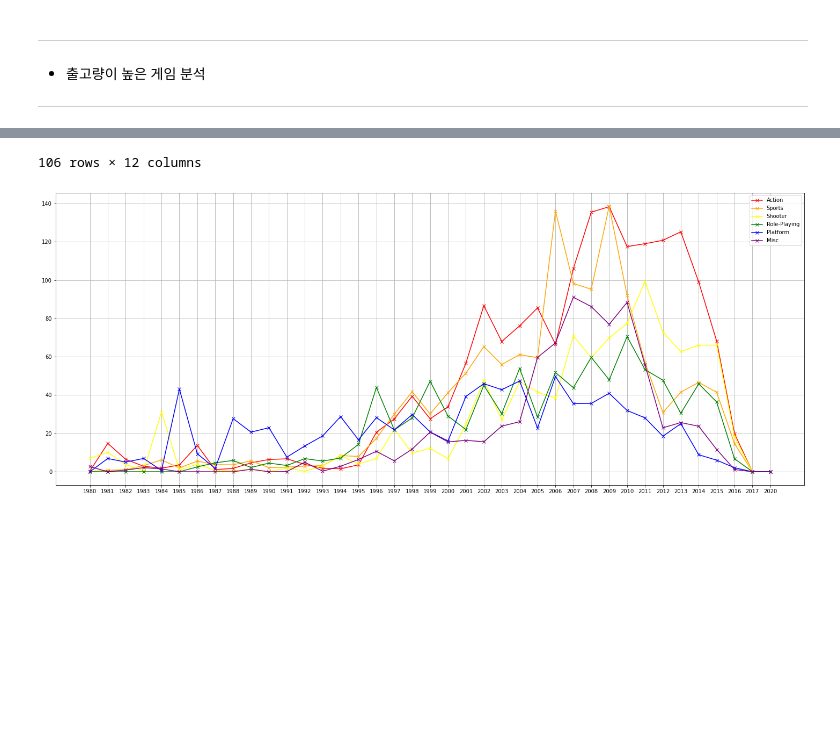
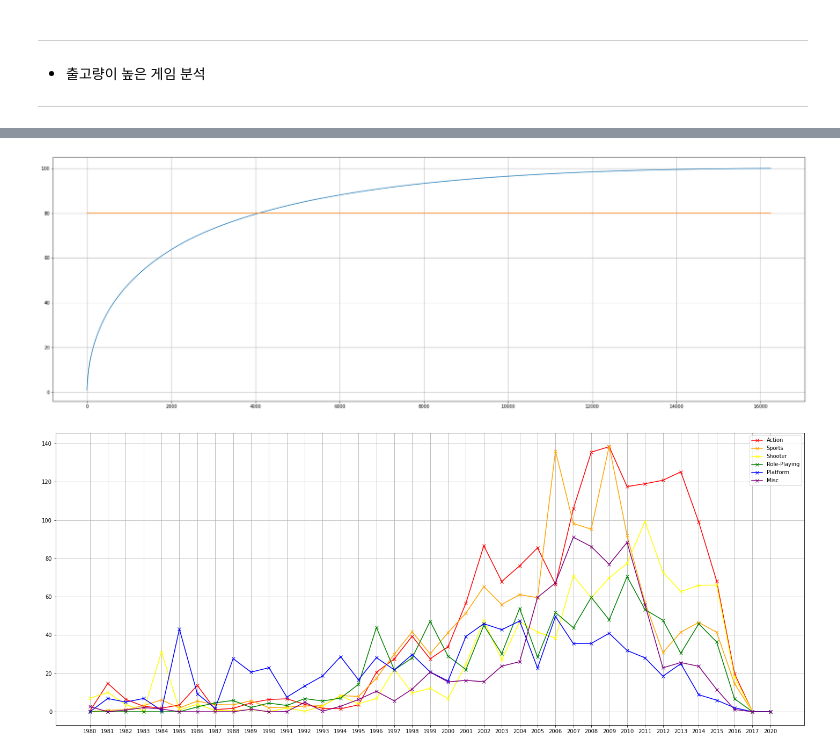
Before and after one commit to sangwook4kim/PROJ_1_VIDEOGAMES, a Jupyter notebook: ai07-sc1-proj1.ipynb, the cells around one changed output, grey strips where cells are left out. Saved outputs shown, nothing was run; the diff lists cells and outputs as text; code cells hidden in the pictures; blank space fills up the shorter version.

```diff
--- a/ai07-sc1-proj1.ipynb
+++ b/ai07-sc1-proj1.ipynb
@@ -571,6 +657,15 @@ plt.show()
 ---
 # %%
 df2['portion'] = (df2['All_Sales']/df2['All_Sales'].sum(axis=0)*100).cumsum()
-#df2[df2['portion']<10]
-df2[df2['All_Sales'] > 7]
+df2
+df2[df2['portion']<10]
+#print(df2[df2['All_Sales'] > 7])
+
+plt.figure(figsize=(30, 10))
+plt.plot(df2.index, df2['portion'])
+plt.plot(df2.index, [80 for _ in df2.index])
+plt.grid()
+plt.show()
+
+#print(df2.loc[[0, 100, 1000, 2000, 3000, 4000], ['All_Sales', 'Sales_Rank','portion']])
 # %% [output]
@@ -589,4 +672,4 @@ df2[df2['All_Sales'] > 7]
-106 rows × 12 columns
+[figure, added]
 # %%
 color2 = ['red', 'orange', 'yellow', 'green', 'blue', 'purple', 'block']
 
```
Also changed, not shown: parts of 7 cells of this notebook.
